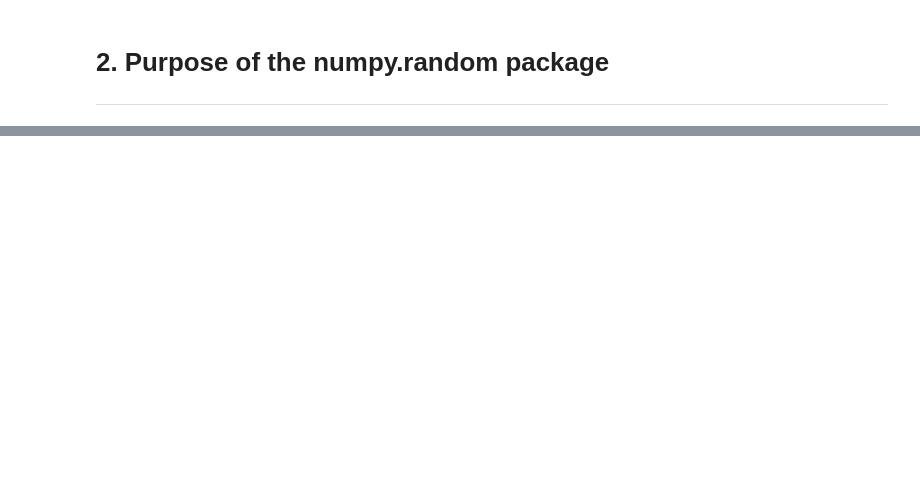
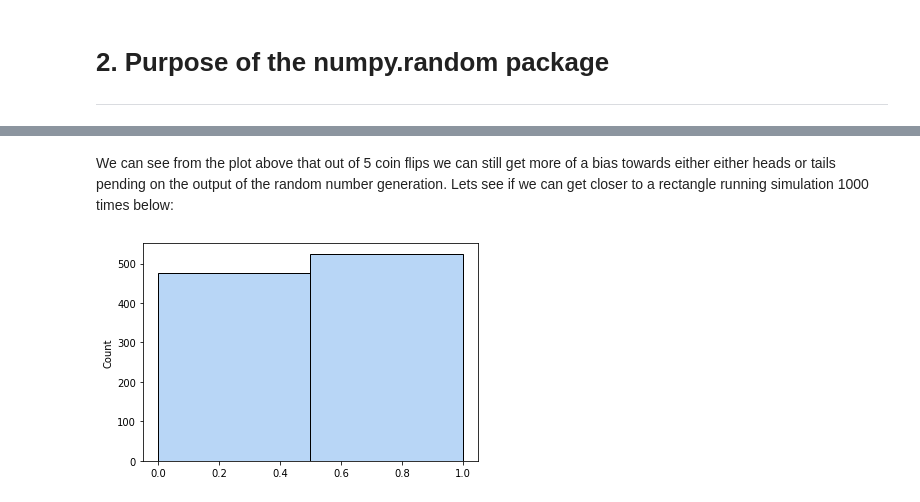
Before and after one commit to Keitho08/Prog-ScriptingAssigment2020, a Jupyter notebook: The numpy.random Package Explained..ipynb, the cells around one changed output, grey strips where cells are left out. Saved outputs shown, nothing was run; the diff lists cells and outputs as text; code cells hidden in the pictures; blank space fills up the shorter version.

```diff
--- a/The numpy.random Package Explained..ipynb
+++ b/The numpy.random Package Explained..ipynb
@@ -50,0 +205,8 @@ Real world examples of where there numpy random generation package may be used i
+# %% [markdown]
+We can see from the plot above that out of 5 coin flips we can still get more of a bias towards either either heads or tails pending on the output of the random number generation. Lets see if we can get closer to a rectangle running simulation 1000 times below:
+# %%
+flip1 = rd.binomial(n=1, p=0.5, size=1000)
+sns.set_palette("pastel")
+flipplot1 = sns.histplot(flip1, kde=False, binwidth=0.5)
+# %% [output]
+[figure, added]
```
Also changed, not shown: parts of 51 cells of this notebook.
